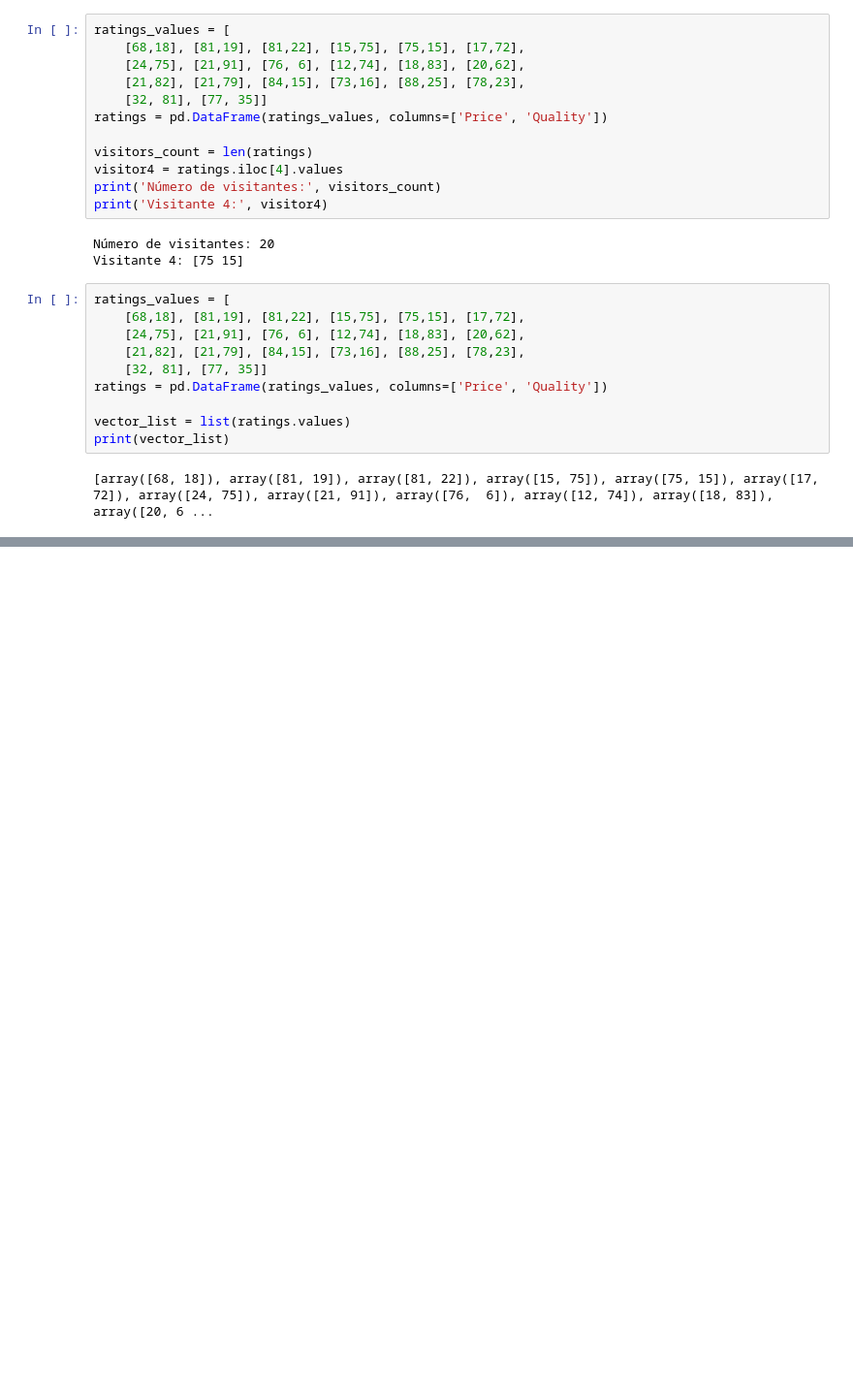
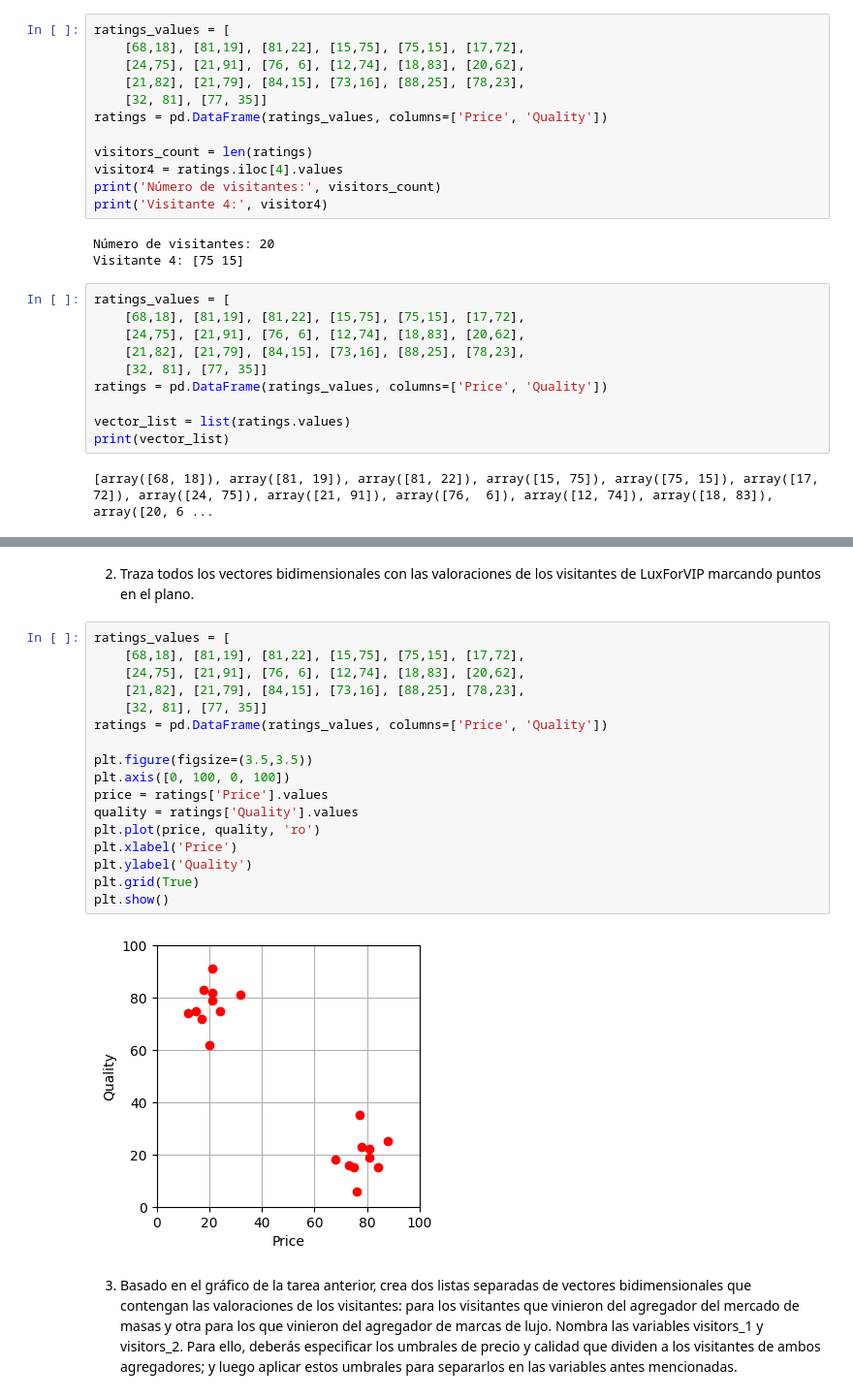
Before and after one commit to carloscarranza2486/tripleten-data-science, a Jupyter notebook: sprint-14-lineal-algebra/ejercicios_s14.ipynb, the cells around one changed output, grey strips where cells are left out. Shown at 97% size. Drawn from its saved outputs; the diff is of its cells as text; blank space fills up the shorter version.

```diff
--- a/sprint-14-lineal-algebra/ejercicios_s14.ipynb
+++ b/sprint-14-lineal-algebra/ejercicios_s14.ipynb
@@ -126,0 +184,24 @@ print(vector_list)
+# %% [markdown]
+2. Traza todos los vectores bidimensionales con las valoraciones de los visitantes de LuxForVIP marcando puntos en el plano.
+# %%
+ratings_values = [
+    [68,18], [81,19], [81,22], [15,75], [75,15], [17,72],
+    [24,75], [21,91], [76, 6], [12,74], [18,83], [20,62],
+    [21,82], [21,79], [84,15], [73,16], [88,25], [78,23],
+    [32, 81], [77, 35]]
+ratings = pd.DataFrame(ratings_values, columns=['Price', 'Quality'])
+
+plt.figure(figsize=(3.5,3.5))
+plt.axis([0, 100, 0, 100])
+price = ratings['Price'].values
+quality = ratings['Quality'].values
+plt.plot(price, quality, 'ro')
+plt.xlabel('Price')
+plt.ylabel('Quality')
+plt.grid(True)
+plt.show()
+# %% [output]
+[figure, added]
+# %% [markdown]
+3. Basado en el gráfico de la tarea anterior, crea dos listas separadas de vectores bidimensionales que contengan las valoraciones de los visitantes: para los visitantes que vinieron del agregador del mercado  de masas y otra para los que vinieron del agregador de marcas de lujo. Nombra las variables visitors_1 y visitors_2.
+Para ello, deberás especificar los umbrales de precio y calidad que dividen a los visitantes de ambos agregadores; y luego aplicar estos umbrales para separarlos en las variables antes mencionadas.
```
Also changed, not shown: parts of 37 cells of this notebook, 2 other files.
